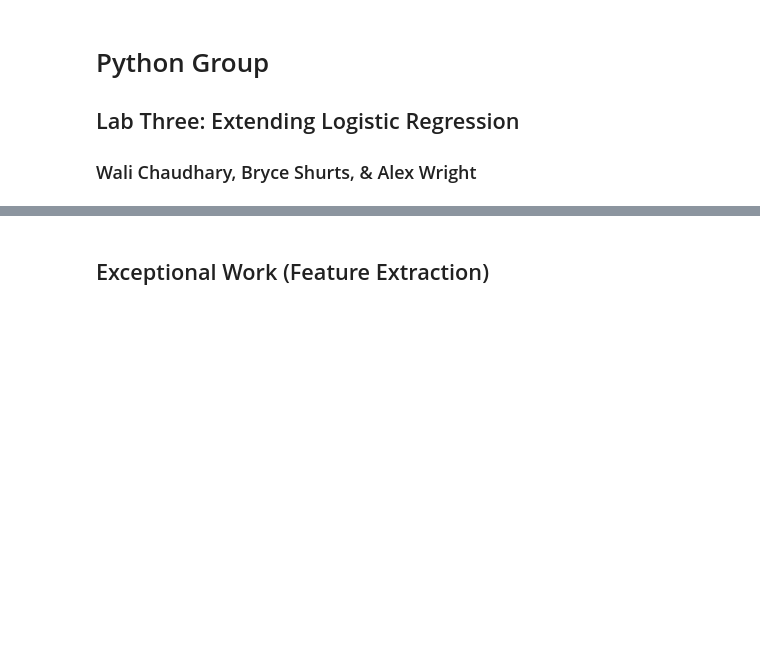
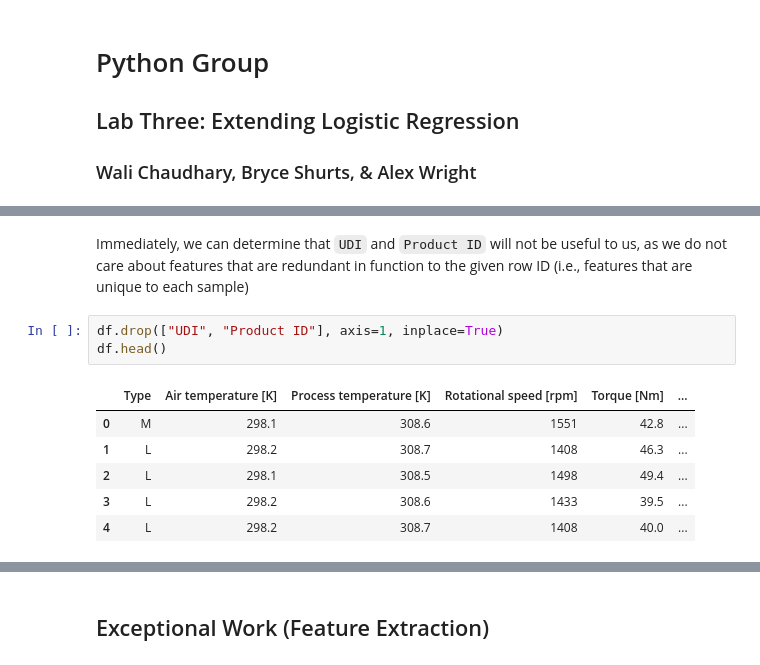
Before and after one commit to S-Bryce/ML-Lab-3, a Jupyter notebook: main.ipynb, the cells around one changed output, grey strips where cells are left out. Drawn from its saved outputs; the diff is of its cells as text; blank space fills up the shorter version.

```diff
--- a/main.ipynb
+++ b/main.ipynb
@@ -54,0 +69,12 @@ from skimage.feature import daisy
+# %% [markdown]
+Immediately, we can determine that `UDI` and `Product ID` will not be useful to us, as we do not care about features that are redundant in function to the given row ID (i.e., features that are unique to each sample)
+# %%
+df.drop(["UDI", "Product ID"], axis=1, inplace=True)
+df.head()
+# %% [output]
+|  | Type | Air temperature [K] | Process temperature [K] | Rotational speed [rpm] | Torque [Nm] | ... |
+| 0 | M | 298.1 | 308.6 | 1551 | 42.8 | ... |
+| 1 | L | 298.2 | 308.7 | 1408 | 46.3 | ... |
+| 2 | L | 298.1 | 308.5 | 1498 | 49.4 | ... |
+| 3 | L | 298.2 | 308.6 | 1433 | 39.5 | ... |
+| 4 | L | 298.2 | 308.7 | 1408 | 40.0 | ... |
```
Also changed, not shown: parts of 31 cells of this notebook, 1 other file.
